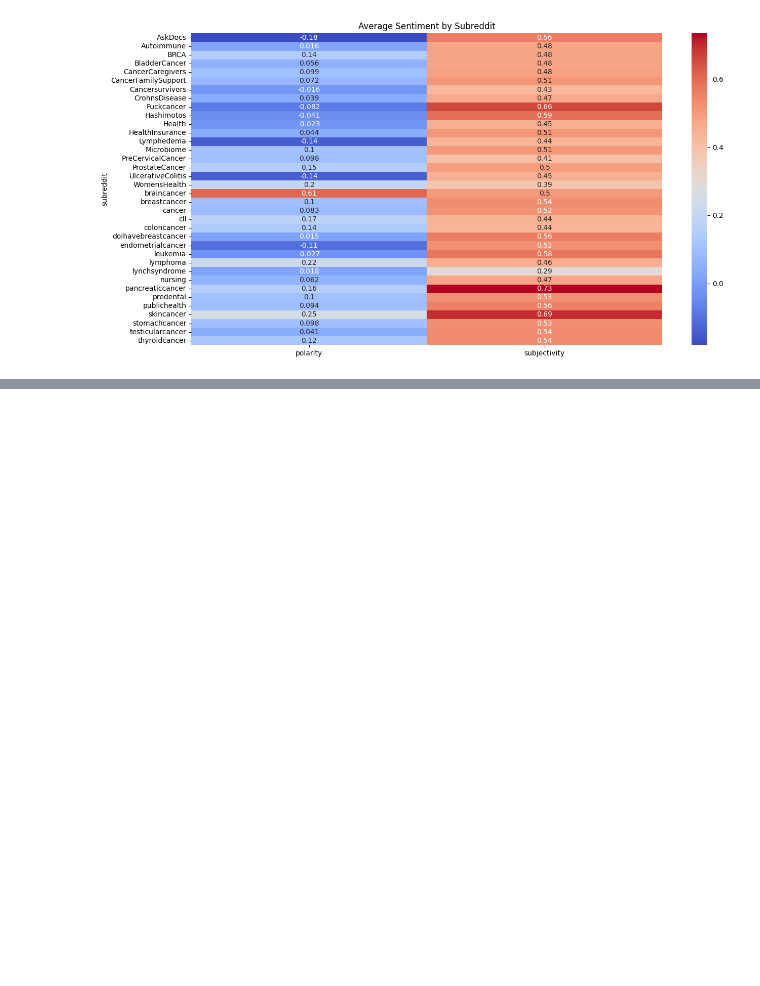
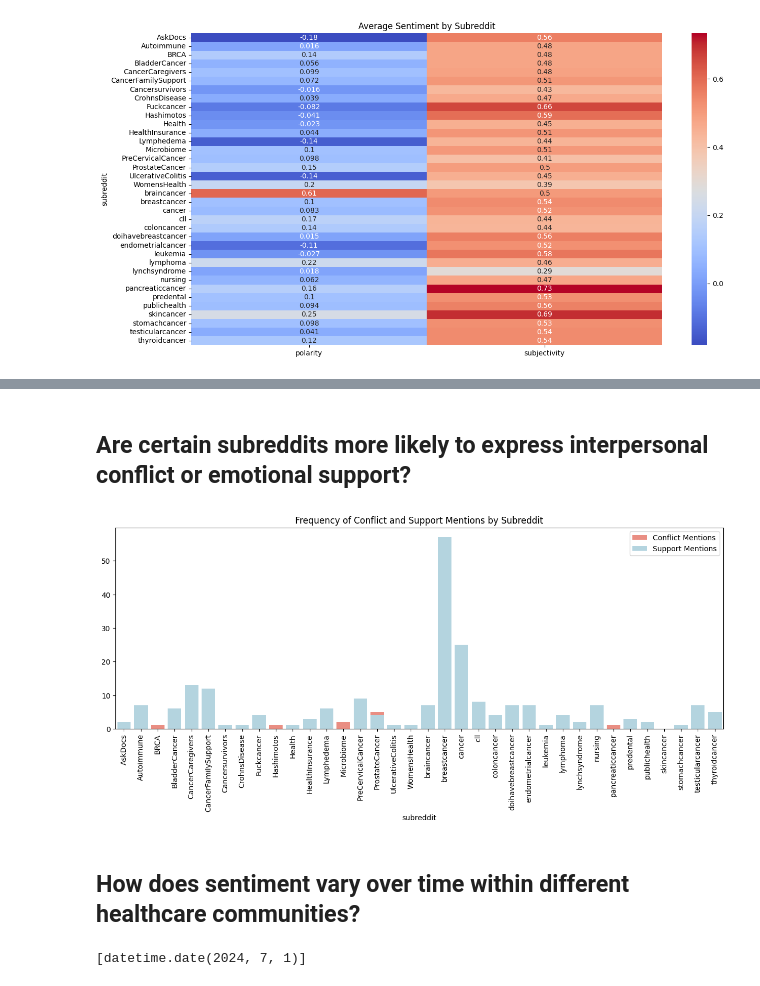
Before and after one commit to msheeba4848/Cancer-Communication-Using-Big-Data-Tools, a Jupyter notebook: eda/eda.ipynb, the cells around one changed output, grey strips where cells are left out. Drawn from its saved outputs; the diff is of its cells as text; code cells hidden in the pictures; blank space fills up the shorter version.

```diff
--- a/eda/eda.ipynb
+++ b/eda/eda.ipynb
@@ -180,0 +211,50 @@ plt.show()
+# %% [markdown]
+## Are certain subreddits more likely to express interpersonal conflict or emotional support?
+# %%
+conflict_keywords = [
+    "frustration", "disappointment", "anger", "resentment", "annoyance", "conflict",
+    "tension", "irritation", "betrayal", "arguments", "struggle", "stress",
+    "misunderstanding", "criticism", "blame", "guilt", "hostility", "resent",
+    "unhappy", "sadness", "upset", "hurt", "fighting", "argument", "tough",
+    "challenging", "difficulty", "pressure", "discouragement", "despair",
+    "fear", "helplessness", "hopelessness", "loss", "disapproval", "rejection",
+    "grief", "pain", "suffering", "alienation", "abandonment", "desperation",
+    "friction", "dispute", "distrust", "confusion", "embarrassment", "injustice",
+    "unfair", "isolation", "loneliness", "agitation", "disgust", "irritability",
+    "exclusion", "condemnation", "bitterness", "exasperation", "discontent",
+    "jealousy", "envy", "regret", "doubt", "turmoil", "burden", "anxiety",
+    "pressure", "insecurity", "worry", "distress", "disillusionment", "strife",
+    "unresolved", "torment", "persecution", "victimization", "abrasiveness",
+    "defiance", "rebellion", "protest", "contempt", "accusation", "attack",
+    "judgment", "exclusion", "neglect", "withdrawal", "abuse", "mockery", "clash"
+]
+
+support_keywords = [
+    "support", "help", "care", "encourage", "comfort", "kindness", "understanding",
+    "compassion", "empathy", "assistance", "guidance", "backing", "aid", "uplifting",
+    "positive", "friendship", "community", "reassurance", "sympathy", "solidarity",
+    "together", "listening", "patience", "trust", "love", "appreciation", "encouragement",
+    "advice", "warmth", "respect", "hope", "motivating", "strength", "connection"
+]
+
+df['conflict_mention'] = df['body'].apply(lambda x: any(keyword in x for keyword in conflict_keywords))
+df['support_mention'] = df['body'].apply(lambda x: any(keyword in x for keyword in support_keywords))
+
+conflict_counts = df.groupby('subreddit')['conflict_mention'].sum()
+support_counts = df.groupby('subreddit')['support_mention'].sum()
+
+plt.figure(figsize=(15, 5))
+sns.barplot(x=conflict_counts.index, y=conflict_counts.values, color='salmon', label='Conflict Mentions')
+sns.barplot(x=support_counts.index, y=support_counts.values, color='lightblue', label='Support Mentions')
+plt.title('Frequency of Conflict and Support Mentions by Subreddit')
+plt.xticks(rotation=90)
+plt.legend()
+plt.show()
+# %% [output]
+[figure, added]
+# %% [markdown]
+## How does sentiment vary over time within different healthcare communities?
+# %%
+print(df['date'].unique()) # so didnt work so can we expand the data?
+# %% [output]
+[datetime.date(2024, 7, 1)]
```
Also changed, not shown: parts of 14 cells of this notebook.
